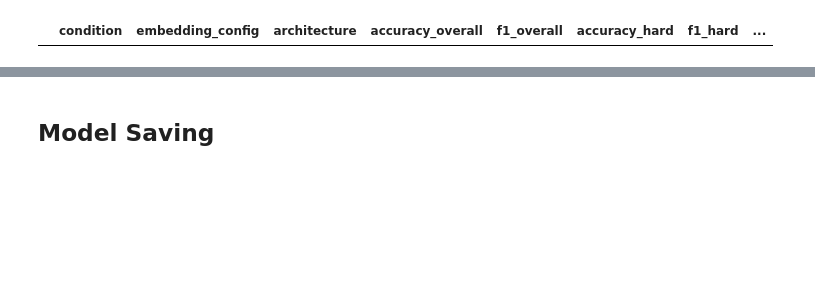
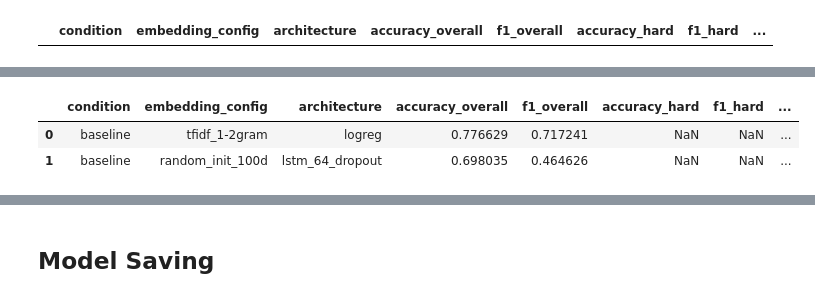
Before and after one commit to sinuhajii02/nlp-financial-phrasebank, a Jupyter notebook: notebook/01_baseline.ipynb, the cells around one changed output, grey strips where cells are left out. Cells and saved outputs as stored; diff of their text form; code cells hidden in the pictures; blank space fills up the shorter version.

```diff
--- a/notebook/01_baseline.ipynb
+++ b/notebook/01_baseline.ipynb
@@ -58,0 +203,16 @@ Name: sentence, Length: 2901, dtype: str
+# %%
+def make_row(embedding_config, architecture, pred):
+    f1_neg, f1_neu, f1_pos = f1_score(y_val, pred, average=None)
+    return {"condition": "baseline", "embedding_config": embedding_config, "architecture": architecture,
+            "accuracy_overall": accuracy_score(y_val, pred), "f1_overall": f1_score(y_val, pred, average="macro"),
+            "f1_negative": f1_neg, "f1_neutral": f1_neu, "f1_positive": f1_pos}
+
+rows = [make_row("tfidf_1-2gram", "logreg", pred_lr),
+        make_row("random_init_100d", "lstm_64_dropout", pred_lstm)]
+metrics = pd.concat([metrics, pd.DataFrame(rows)], ignore_index=True)
+metrics.to_csv("../results/metrics.csv", index=False)
+metrics
+# %% [output]
+|  | condition | embedding_config | architecture | accuracy_overall | f1_overall | accuracy_hard | f1_hard | ... |
+| 0 | baseline | tfidf_1-2gram | logreg | 0.776629 | 0.717241 | NaN | NaN | ... |
+| 1 | baseline | random_init_100d | lstm_64_dropout | 0.698035 | 0.464626 | NaN | NaN | ... |
```
Also changed, not shown: parts of 29 cells of this notebook, 5 other files.
